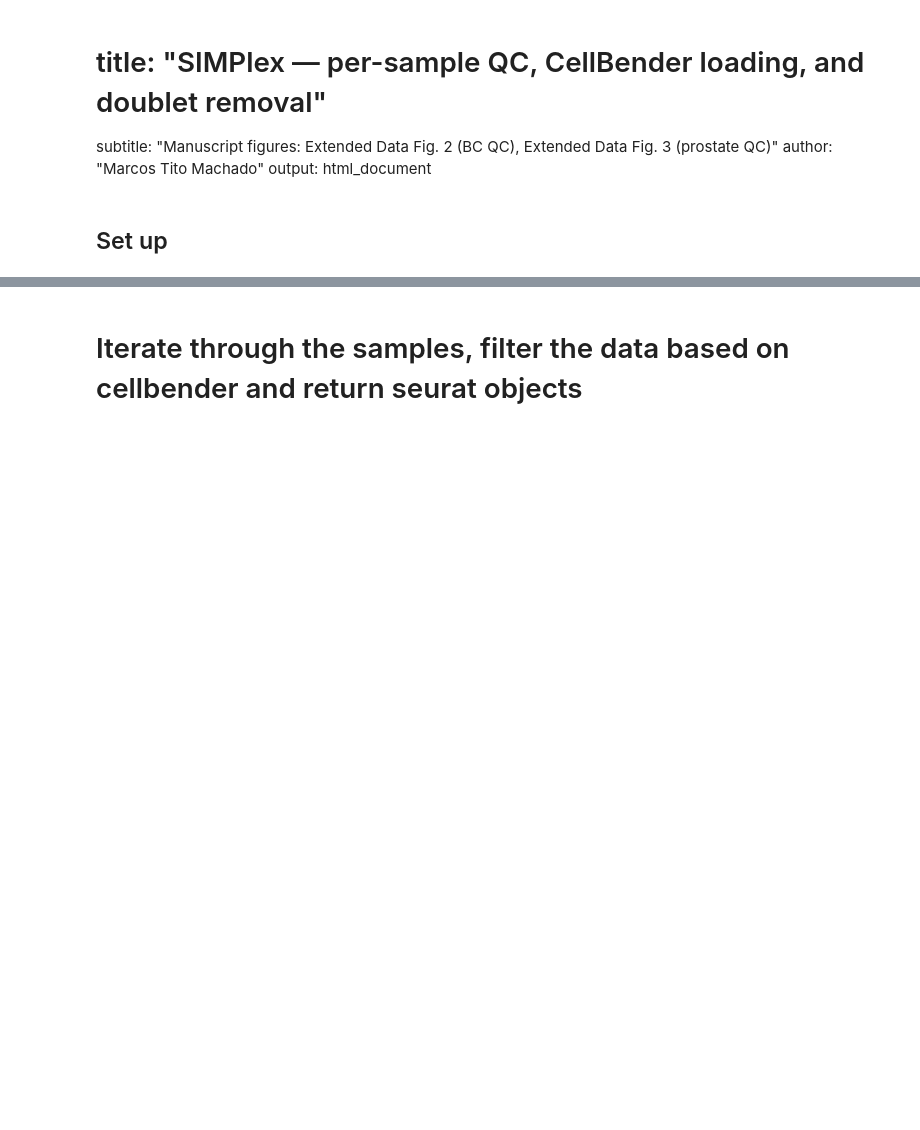
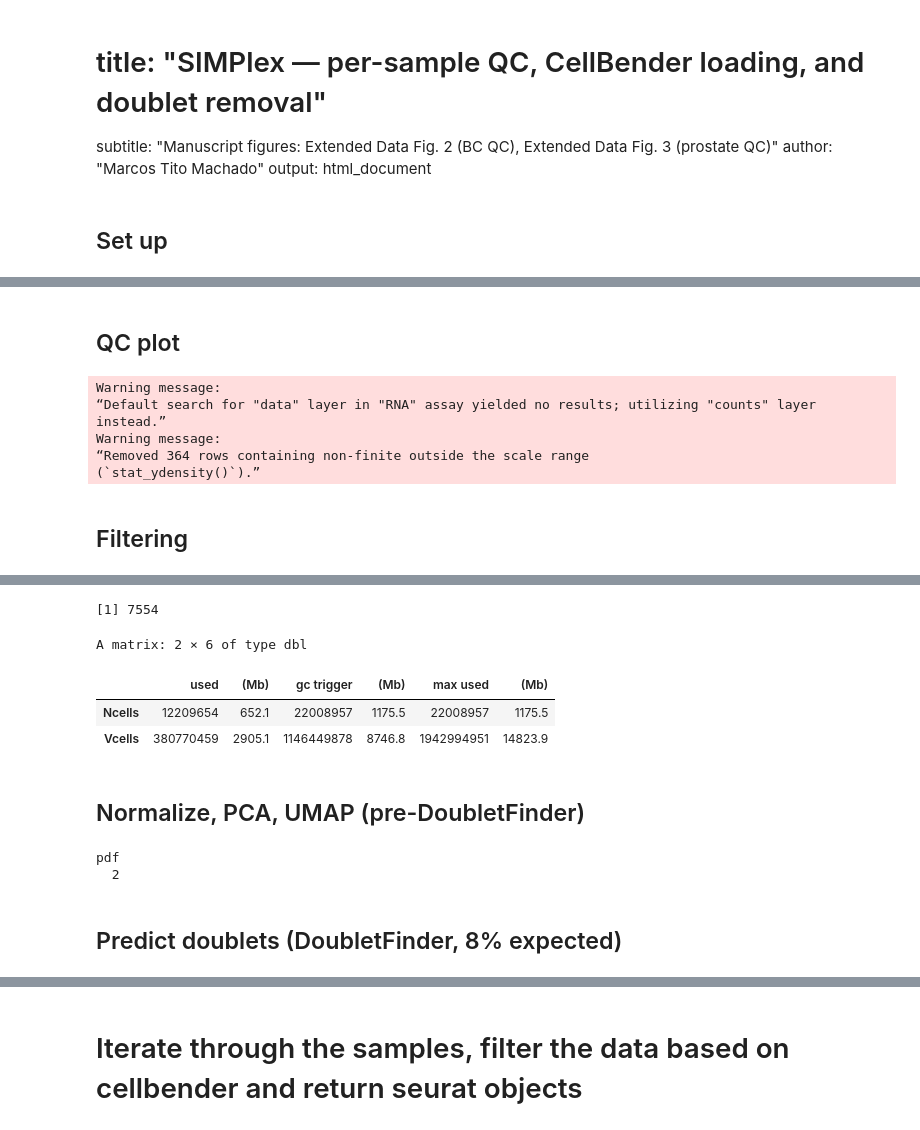
Before and after one commit to spatial-research/SIMPlex_analysis, a Jupyter notebook: scripts/jupyter/qc_doubletRemoval.ipynb, the cells around one changed output, grey strips where cells are left out. Drawn from its saved outputs; the diff is of its cells as text; code cells hidden in the pictures; blank space fills up the shorter version.

Commit message:
Added nonVisium Controls, doubletFinder, generated all data comprehensive metrics and plots

```diff
--- a/scripts/jupyter/qc_doubletRemoval.ipynb
+++ b/scripts/jupyter/qc_doubletRemoval.ipynb
@@ -31,0 +102,53 @@ options(future.globals.maxSize = 3.5 * 1024^3)  # 3.5 GiB
+# %%
+TECH_SAMPLES <- c("SIMPlex_Rev001_Tube1", "SIMPlex_Rev001_Tube2")
+OUT_DIR  <- file.path(SN_RDS, "technical_experiments")
+FIG_DIR  <- file.path(FIGS_ROOT, "technical", "qc_doubletRemoval")
+dir.create(OUT_DIR, recursive = TRUE, showWarnings = FALSE)
+
+# Set which tube to process (1 or 2), then run cells below
+sample <- TECH_SAMPLES[2]
+patient <- sample  # used for figure subdirs, same as sample for technical
+# %%
+path_cellbender <- file.path(
+  CELLBENDER, "technical_experiments", paste0("outs_", sample),
+  paste0(sample, "_cellbender_filtered.h5")
+)
+stopifnot(file.exists(path_cellbender))
+
+cellbender <- Read_CellBender_h5_Mat(file_name = path_cellbender, use.names = TRUE)
+spl <- suppressWarnings(CreateSeuratObject(cellbender, project = "SIMPlex_Technical"))
+spl$sample <- sample
+rm(cellbender)
+
+saveRDS(spl, file.path(OUT_DIR, paste0(sample, ".rds")))
+# %% [markdown]
+## QC plot
+# %%
+spl$percent.mt <- PercentageFeatureSet(spl, pattern = "^MT-")
+feats <- c("nFeature_RNA", "nCount_RNA", "percent.mt")
+sample_fig <- file.path(FIG_DIR, sample)
+dir.create(sample_fig, recursive = TRUE, showWarnings = FALSE)
+
+p1 <- VlnPlot(spl, features = feats, pt.size = 0, ncol = 3) + NoLegend()
+p2 <- ggplot() +
+  geom_histogram(data = spl[[]], aes(nFeature_RNA), fill = "red", alpha = 0.7, bins = 200) +
+  ggtitle("Unique genes per nucleus") +
+  geom_vline(xintercept = 50, color = "black", linetype = "dashed") +
+  coord_flip()
+ggsave(file.path(sample_fig, paste0(sample, "_qc.pdf")), p1 - p2, width = 30, height = 10)
+# %% [output]
+Warning message:
+“Default search for "data" layer in "RNA" assay yielded no results; utilizing "counts" layer instead.”
+Warning message:
+“Removed 364 rows containing non-finite outside the scale range
+(`stat_ydensity()`).”
+# %% [markdown]
+## Filtering
+# %%
+selected_c <- WhichCells(spl, expression = nFeature_RNA > 50)
+selected_f <- rownames(spl)[Matrix::rowSums(spl) > 3]
+spl.filt <- subset(spl, features = selected_f, cells = selected_c)
+length(colnames(spl)) - length(colnames(spl.filt))  # cells removed
+rm(spl)
+gc()
+# %% [output]
@@ -31,0 +157,24 @@ options(future.globals.maxSize = 3.5 * 1024^3)  # 3.5 GiB
+[1] 7554
+A matrix: 2 × 6 of type dbl
+|  | used | (Mb) | gc trigger | (Mb) | max used | (Mb) |
+| Ncells | 12209654 | 652.1 | 22008957 | 1175.5 | 22008957 | 1175.5 |
+| Vcells | 380770459 | 2905.1 | 1146449878 | 8746.8 | 1942994951 | 14823.9 |
+# %% [markdown]
+## Normalize, PCA, UMAP (pre-DoubletFinder)
+# %%
+set.seed(1)
+spl.filt <- SCTransform(spl.filt, vst.flavor = "v2", verbose = FALSE)
+spl.filt <- RunPCA(spl.filt, features = VariableFeatures(spl.filt), verbose = FALSE)
+spl.filt <- RunUMAP(spl.filt, dims = 1:30, verbose = FALSE)
+
+dir.create(file.path(sample_fig, "clustering"), recursive = TRUE, showWarnings = FALSE)
+pdf(file.path(sample_fig, "clustering", paste0(sample, "_umap_preDoublet.pdf")), width = 10, height = 10)
+print(DimPlot(spl.filt, reduction = "umap", label = TRUE))
+dev.off()
+
+saveRDS(spl.filt, file.path(OUT_DIR, paste0(sample, "_preDoublet.rds")))
+# %% [output]
+pdf
+  2
+# %% [markdown]
+## Predict doublets (DoubletFinder, 8% expected)
```
Also changed, not shown: parts of 13 cells of this notebook, 10 other files.
